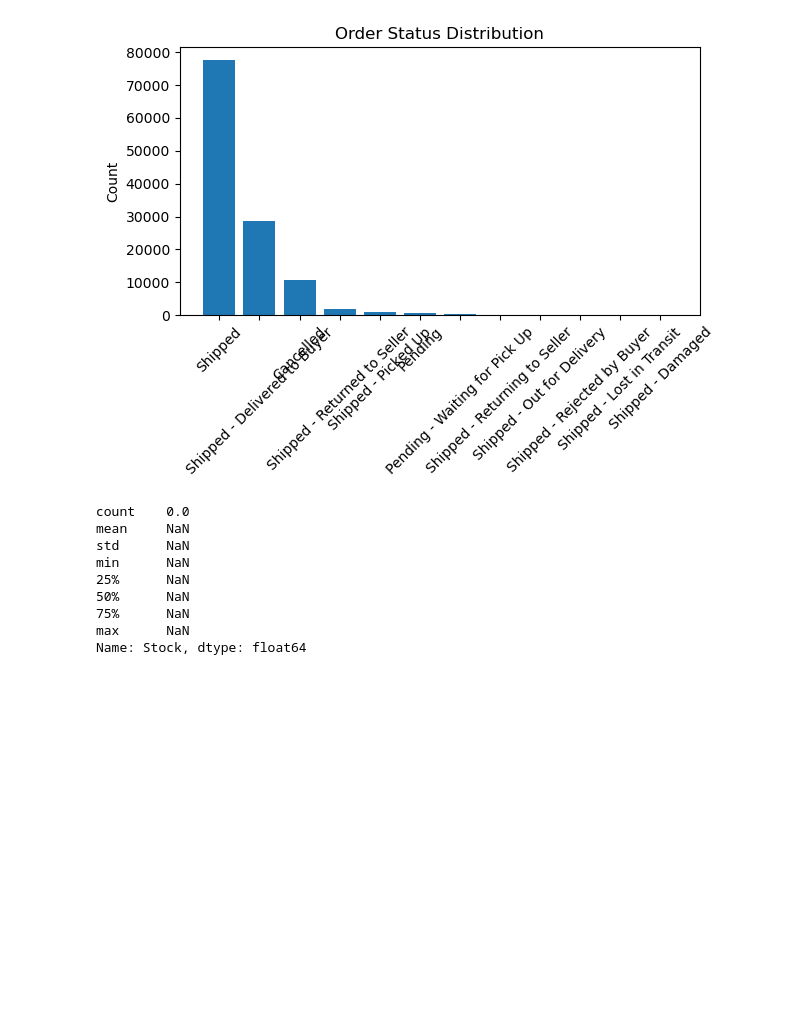
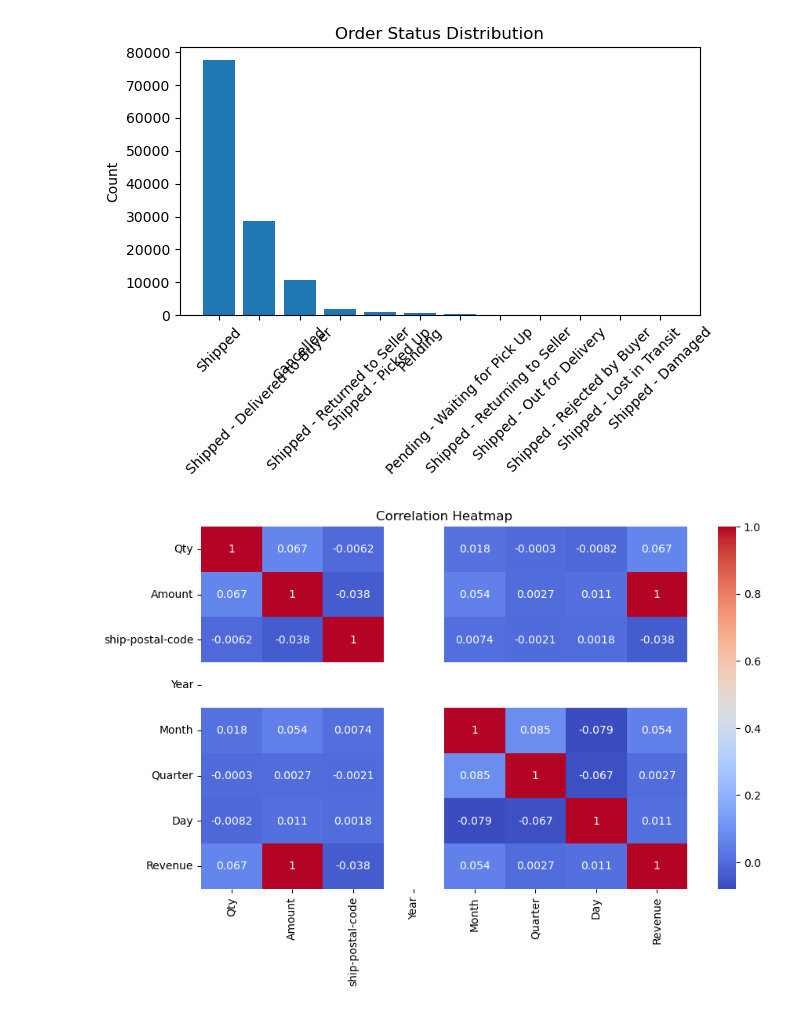
Before and after one commit to Yobil-Job/Ecommerece_Bussines_Intelligence, a Jupyter notebook: Ecommerce_Bussines_Intelligence.ipynb, the cells around one changed output. Cells and saved outputs as stored; diff of their text form; code cells hidden in the pictures; blank space fills up the shorter version.

Commit message:
Visualizations

```diff
--- a/Ecommerce_Bussines_Intelligence.ipynb
+++ b/Ecommerce_Bussines_Intelligence.ipynb
@@ -766,15 +766,18 @@ plt.show()
 # %% [output]
 [figure]
 # %%
-inventory_merge['Stock'].describe()
+plt.figure(figsize=(10,6))
+
+numeric_df = Amazon_Sale_Report.select_dtypes(include=['number'])
+
+sns.heatmap(
+    numeric_df.corr(),
+    annot=True,
+    cmap='coolwarm'
+)
+
+plt.title("Correlation Heatmap")
+plt.show()
 # %% [output]
-count    0.0
-mean     NaN
-std      NaN
-min      NaN
-25%      NaN
-50%      NaN
-75%      NaN
-max      NaN
-Name: Stock, dtype: float64
+[figure, added]
 # %%
```
Also changed, not shown: parts of 8 cells of this notebook.
